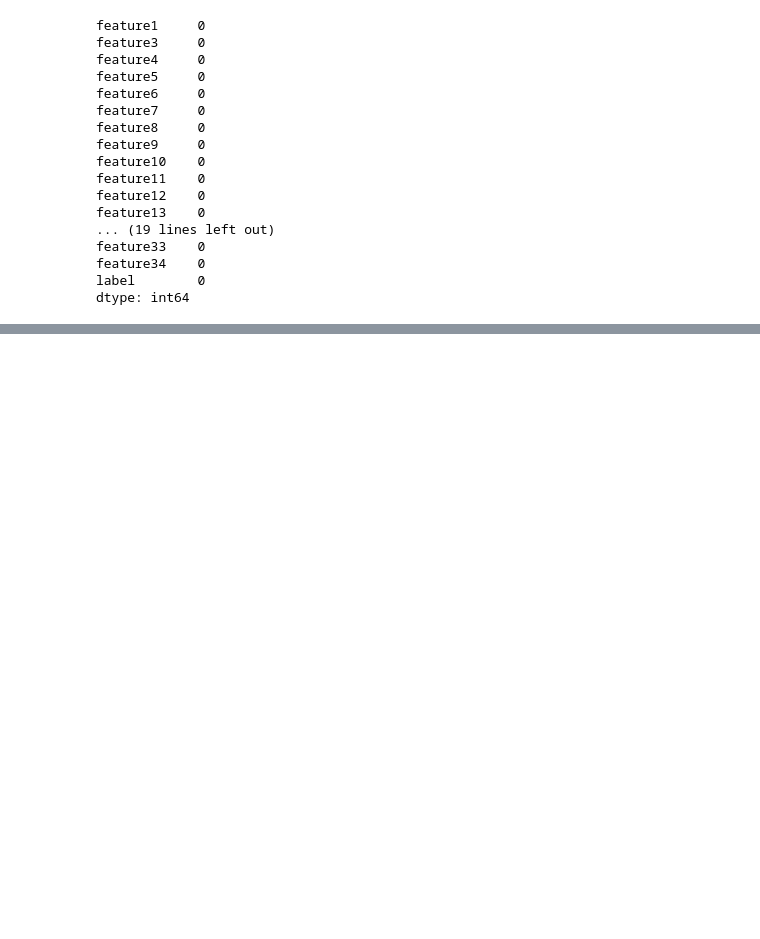
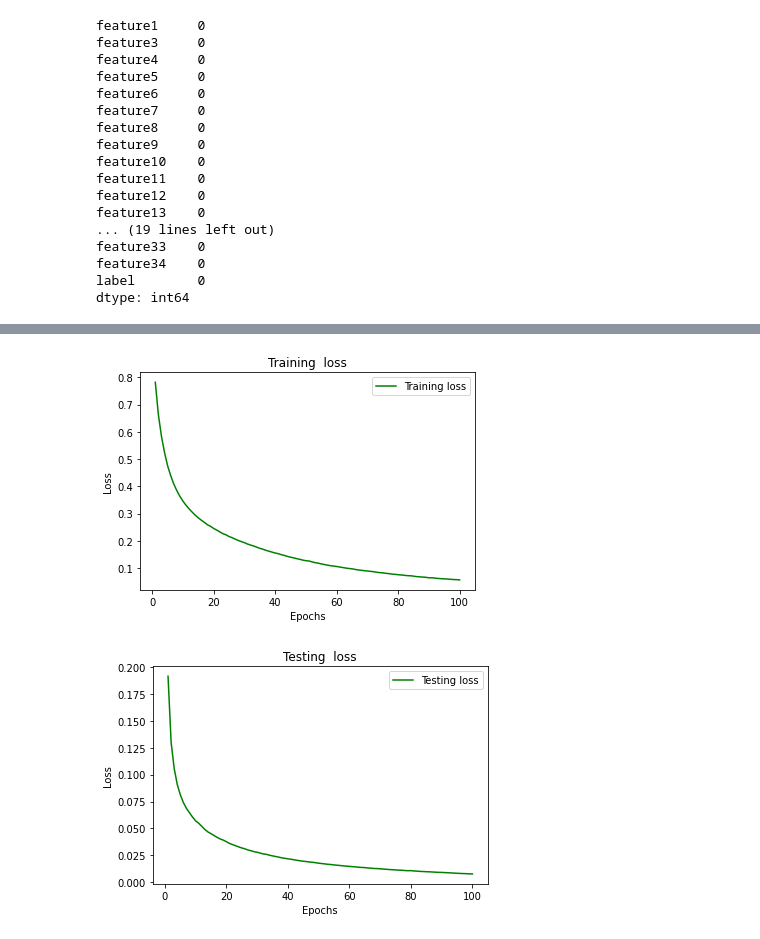
Before and after one commit to waqasde/AIQ2_Waqas_Ahmad_PIAIC139128, a Jupyter notebook: Ionosphere_Assignment.ipynb, the cells around one changed output, grey strips where cells are left out. Drawn from its saved outputs; the diff is of its cells as text; code cells hidden in the pictures; blank space fills up the shorter version.

```diff
--- a/Ionosphere_Assignment.ipynb
+++ b/Ionosphere_Assignment.ipynb
@@ -203,0 +204,2 @@ Epoch 100/100
+# %%
+historyTest=model.fit(x_test,y_test,epochs=100,batch_size=8)
@@ -220,0 +241,24 @@ accuracy: 93.62%
+# %%
+#evaluation and prediction
+#Visualizing Training and Validation Loss
+loss_train = history.history['loss']
+epochs = range(1,101)
+plt.plot(epochs, loss_train, 'g', label='Training loss')
+plt.title('Training  loss')
+plt.xlabel('Epochs')
+plt.ylabel('Loss')
+plt.legend()
+plt.show()
+#evaluation and prediction
+#Visualizing Testing and Validation Loss
+loss_test = historyTest.history['loss']
+epochs = range(1,101)
+plt.plot(epochs, loss_test, 'g', label='Testing loss')
+plt.title('Testing  loss')
+plt.xlabel('Epochs')
+plt.ylabel('Loss')
+plt.legend()
+plt.show()
+# %% [output]
+[figure, added]
+[figure, added]
```
Also changed, not shown: parts of 7 cells of this notebook.
